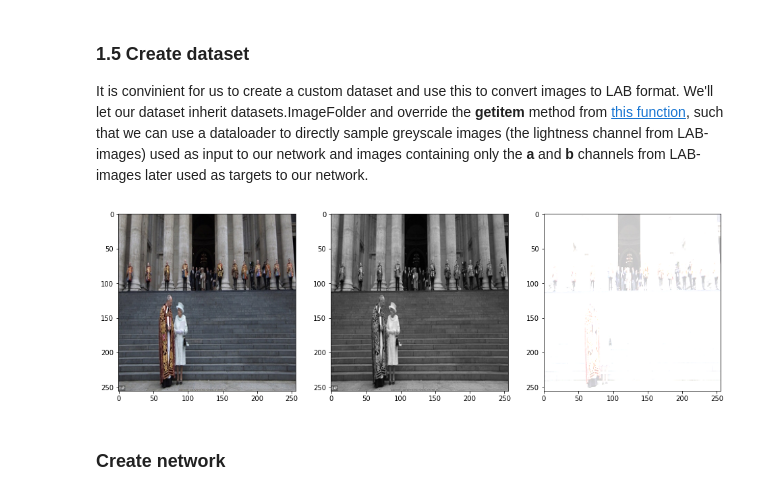
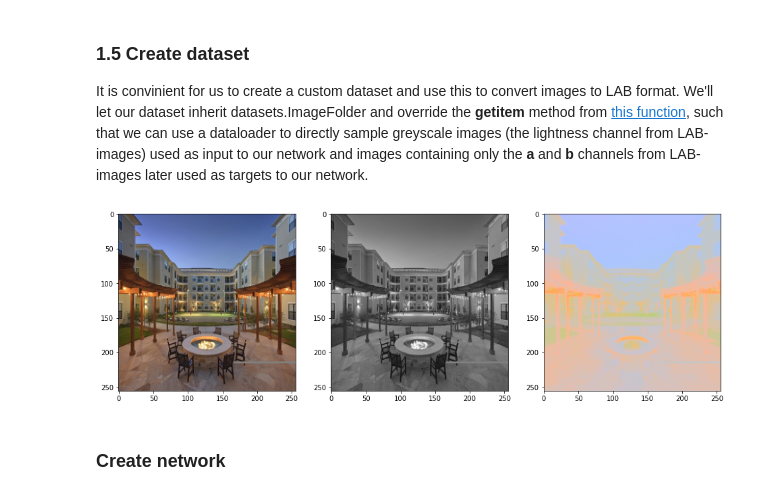
Before and after one commit to LjungPer/deep-learning-project, a Jupyter notebook: Project_notebook.ipynb, the cells around one changed output. Cells and saved outputs as stored; diff of their text form; code cells hidden in the pictures.

Commit message:
Fixed minor issue in plot code

```diff
--- a/Project_notebook.ipynb
+++ b/Project_notebook.ipynb
@@ -190,35 +190,37 @@ val_loader = torch.utils.data.DataLoader(val_imagefolder, batch_size=64, shuffle
 def plot_lab(sample_lightness, sample_ab):
 
     # Convert to suitable dimensions
     sample_lightness = sample_lightness.squeeze(0); sample_ab = sample_ab.permute(1,2,0)
 
     # Initialize zero tensors
-    lab = l = ab = torch.zeros(sample_lightness.shape + (3,))
+    lab = torch.zeros(sample_lightness.shape + (3,))
+    l = torch.zeros(sample_lightness.shape + (3,))
+    ab = torch.zeros(sample_lightness.shape + (3,))
 
     # Convert lightness channel
     l[:, :, 0] += sample_lightness * 100
     l = color.lab2rgb(l)
 
     # Convert ab channel
     ab[:, :, 0] += 80
     ab[:, :, 1:3] += sample_ab * 255 - 128
     ab = color.lab2rgb(ab)
 
     # Put together full image
     lab[:, :, 0] = sample_lightness * 100
     lab[:, :, 1:3] = sample_ab * 255 - 128
     lab = color.lab2rgb(lab)
 
     # Plot full image together with lightness and ab channels
     fig, ax = plt.subplots(1, 3, figsize=(16, 10))
     ax[0].imshow(lab)
     ax[1].imshow(l)
     ax[2].imshow(ab)
 
 samples_grayscale, samples_ab, _ = next(iter(train_loader))
 plot_lab(samples_grayscale[0], samples_ab[0])
 # %% [output]
-[figure, old version]
+[figure, new version]
 # %% [markdown]
 ### Create network
 # %%
```
